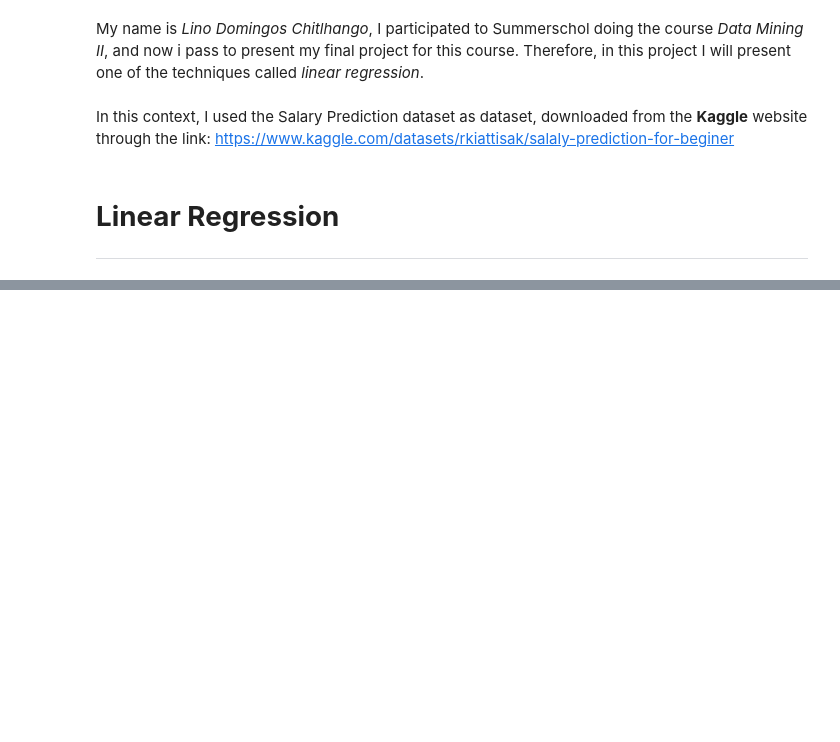
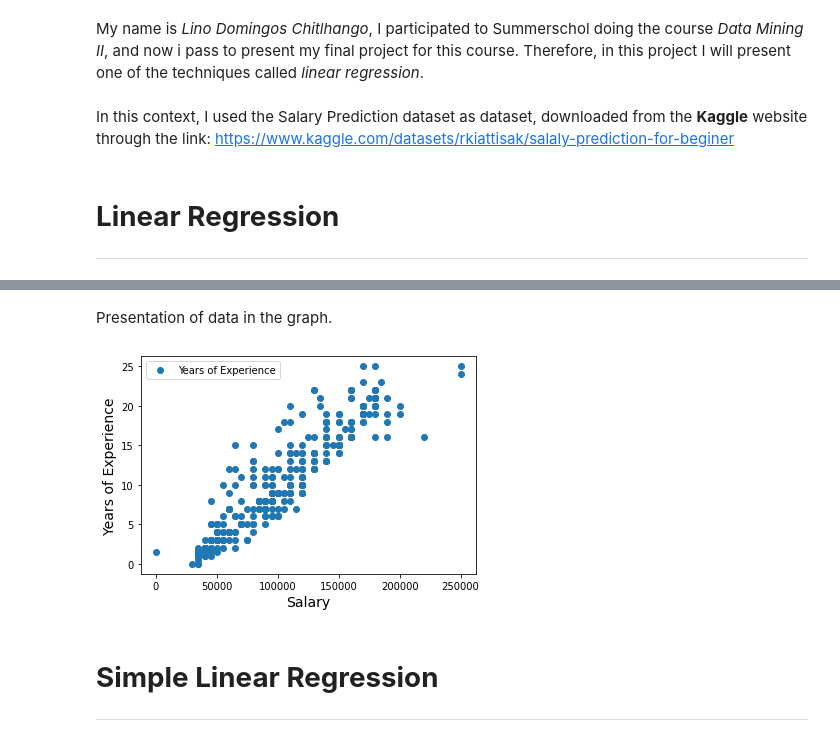
Before and after one commit to Lino-Domingos/Data-Science, a Jupyter notebook: Final_project.ipynb, the cells around one changed output, grey strips where cells are left out. Drawn from its saved outputs; the diff is of its cells as text; code cells hidden in the pictures; blank space fills up the shorter version.

```diff
--- a/Final_project.ipynb
+++ b/Final_project.ipynb
@@ -26,0 +33,4 @@ from sklearn.metrics import mean_squared_error
+# %%
+data = pd.read_csv('Salary.csv')
+#Brief description of the data to be analyzed
+data.describe()
@@ -26,0 +64,14 @@ from sklearn.metrics import mean_squared_error
+# %% [markdown]
+Presentation of data in the graph.
+# %%
+#df = data.loc[:, ['Years of Experience','	Salary']]
+data.plot(x='Salary', y='Years of Experience', style='o')
+plt.xlabel("Salary", size=14)
+plt.ylabel("Years of Experience", size=14)
+
+plt.show()
+# %% [output]
+[figure, added]
+# %% [markdown]
+# **Simple Linear Regression**
+---
```
Also changed, not shown: parts of 5 cells of this notebook.
